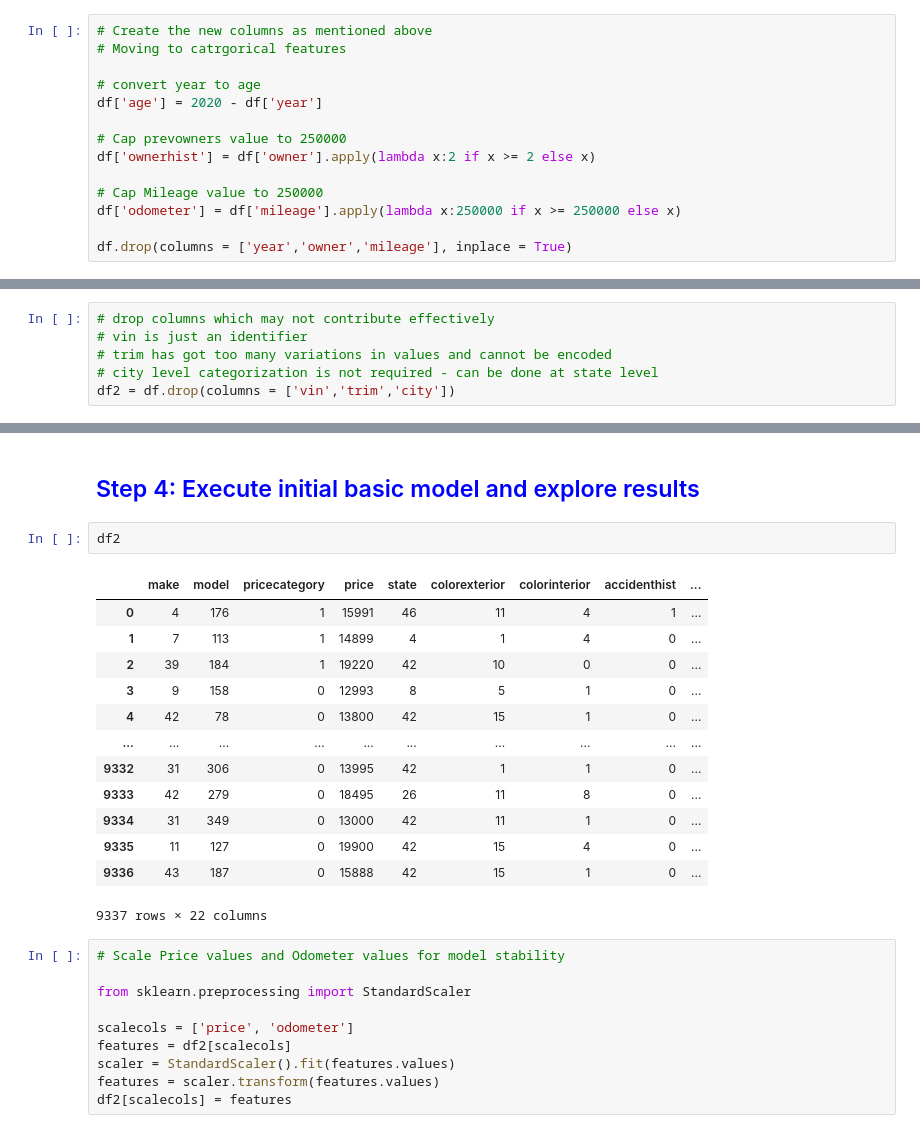
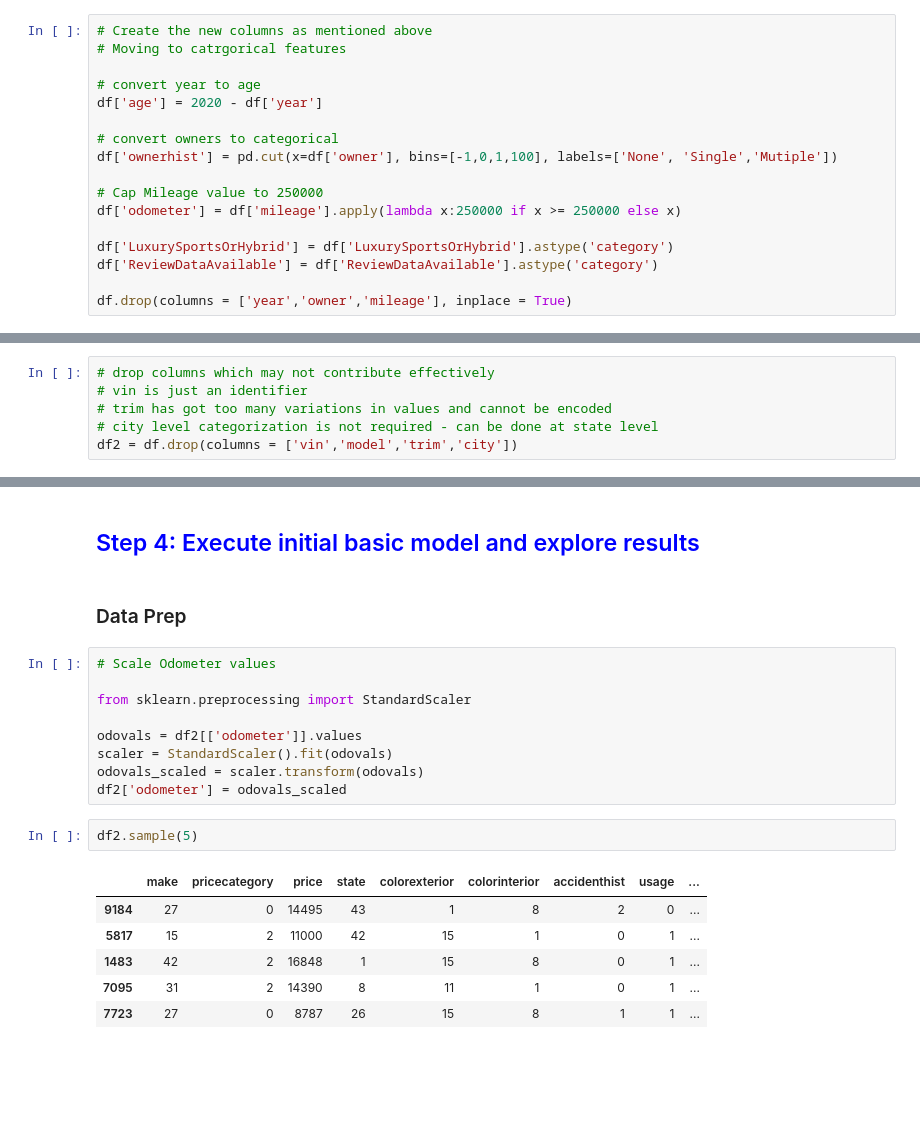
Before and after one commit to jchowdhury82/Used_Car_Price_Predictor, a Jupyter notebook: UsedCarEDA.ipynb, the cells around one changed output, grey strips where cells are left out. Drawn from its saved outputs; the diff is of its cells as text; blank space fills up the shorter version.

```diff
--- a/UsedCarEDA.ipynb
+++ b/UsedCarEDA.ipynb
@@ -376,12 +376,15 @@ New features can be derived from these features to incorporate outlier values in
 # convert year to age
 df['age'] = 2020 - df['year']
 
-# Cap prevowners value to 250000
-df['ownerhist'] = df['owner'].apply(lambda x:2 if x >= 2 else x)
+# convert owners to categorical
+df['ownerhist'] = pd.cut(x=df['owner'], bins=[-1,0,1,100], labels=['None', 'Single','Mutiple'])
 
 # Cap Mileage value to 250000
 df['odometer'] = df['mileage'].apply(lambda x:250000 if x >= 250000 else x)
 
+df['LuxurySportsOrHybrid'] = df['LuxurySportsOrHybrid'].astype('category')
+df['ReviewDataAvailable'] = df['ReviewDataAvailable'].astype('category')
+
 df.drop(columns = ['year','owner','mileage'], inplace = True)
 # %%
 df.sample(5)
@@ -452,7 +455,7 @@ dtype: object
 # vin is just an identifier
 # trim has got too many variations in values and cannot be encoded
 # city level categorization is not required - can be done at state level
-df2 = df.drop(columns = ['vin','trim','city'])
+df2 = df.drop(columns = ['vin','model','trim','city'])
 # %%
 for col in df2.select_dtypes(include=['category']).columns:
     df2[col] = df2[col].cat.codes
@@ -559,28 +560,22 @@ ax = sns.scatterplot(x = 'odometer', y = 'price', data=df)
 # %% [markdown]
 ## <span style="color:Blue"> Step 4: Execute initial basic model and explore results </span>
+# %% [markdown]
+### Data Prep
+# %%
+# Scale Odometer values
+
+from sklearn.preprocessing import StandardScaler
+
+odovals = df2[['odometer']].values
+scaler = StandardScaler().fit(odovals)
+odovals_scaled = scaler.transform(odovals)
+df2['odometer'] = odovals_scaled
 # %%
-df2
+df2.sample(5)
 # %% [output]
-|  | make | model | pricecategory | price | state | colorexterior | colorinterior | accidenthist | ... |
-| 0 | 4 | 176 | 1 | 15991 | 46 | 11 | 4 | 1 | ... |
-| 1 | 7 | 113 | 1 | 14899 | 4 | 1 | 4 | 0 | ... |
-| 2 | 39 | 184 | 1 | 19220 | 42 | 10 | 0 | 0 | ... |
-| 3 | 9 | 158 | 0 | 12993 | 8 | 5 | 1 | 0 | ... |
-| 4 | 42 | 78 | 0 | 13800 | 42 | 15 | 1 | 0 | ... |
-| ... | ... | ... | ... | ... | ... | ... | ... | ... | ... |
-| 9332 | 31 | 306 | 0 | 13995 | 42 | 1 | 1 | 0 | ... |
-| 9333 | 42 | 279 | 0 | 18495 | 26 | 11 | 8 | 0 | ... |
-| 9334 | 31 | 349 | 0 | 13000 | 42 | 11 | 1 | 0 | ... |
-| 9335 | 11 | 127 | 0 | 19900 | 42 | 15 | 4 | 0 | ... |
-| 9336 | 43 | 187 | 0 | 15888 | 42 | 15 | 1 | 0 | ... |
+|  | make | pricecategory | price | state | colorexterior | colorinterior | accidenthist | usage | ... |
+| 9184 | 27 | 0 | 14495 | 43 | 1 | 8 | 2 | 0 | ... |
+| 5817 | 15 | 2 | 11000 | 42 | 15 | 1 | 0 | 1 | ... |
+| 1483 | 42 | 2 | 16848 | 1 | 15 | 8 | 0 | 1 | ... |
+| 7095 | 31 | 2 | 14390 | 8 | 11 | 1 | 0 | 1 | ... |
+| 7723 | 27 | 0 | 8787 | 26 | 15 | 8 | 1 | 1 | ... |
-9337 rows × 22 columns
-# %%
-# Scale Price values and Odometer values for model stability
-
-from sklearn.preprocessing import StandardScaler
-
-scalecols = ['price', 'odometer']
-features = df2[scalecols]
-scaler = StandardScaler().fit(features.values)
-features = scaler.transform(features.values)
-df2[scalecols] = features
```
Also changed, not shown: parts of 45 cells of this notebook.
